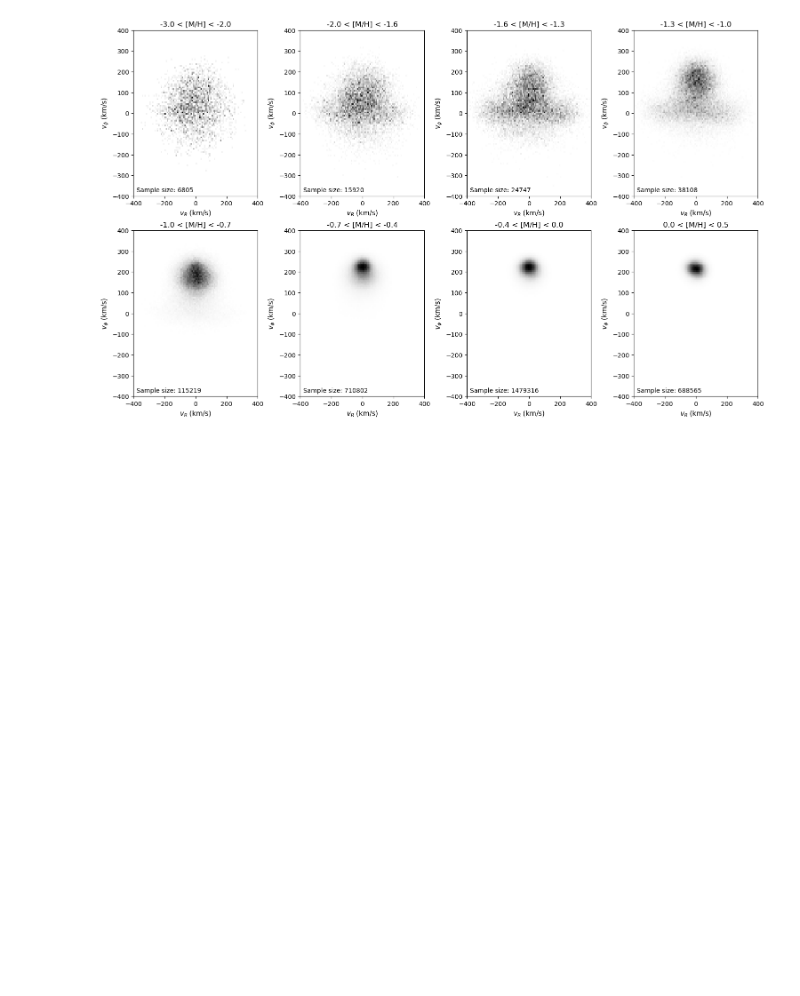
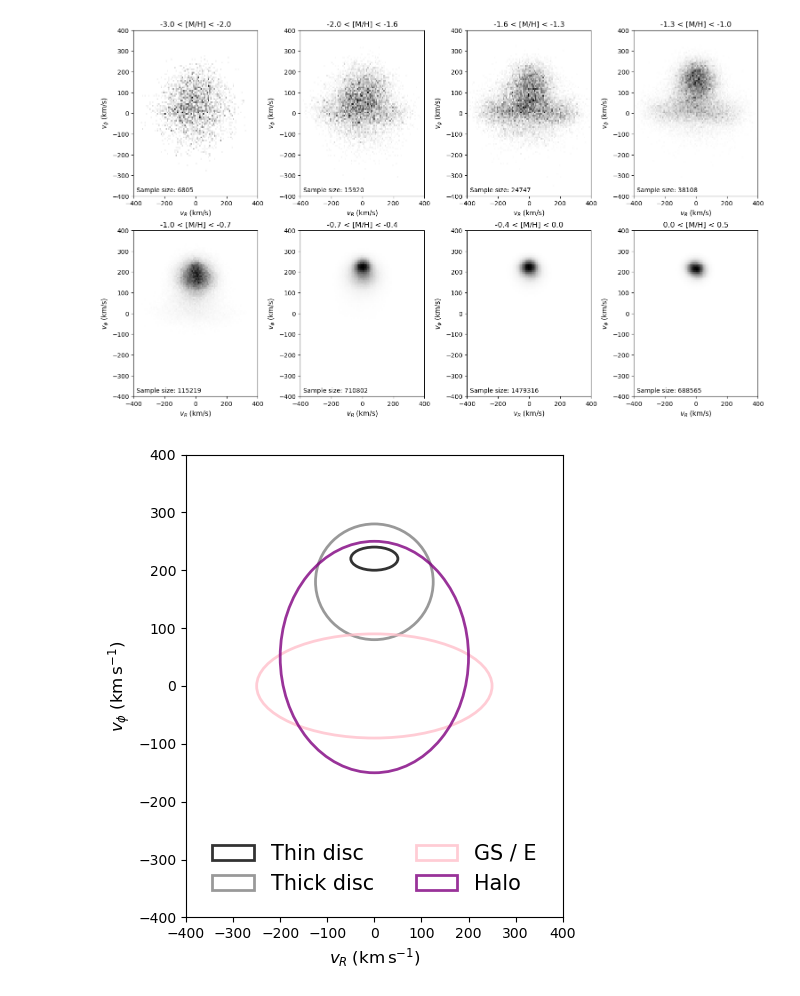
Before and after one commit to raunaq-rai/Disentangling-the-Milky-Way-using-GMM, a Jupyter notebook: notebooks/Figure_3.ipynb, the cells around one changed output. Cells and saved outputs as stored; diff of their text form; code cells hidden in the pictures; blank space fills up the shorter version.

```diff
--- a/notebooks/Figure_3.ipynb
+++ b/notebooks/Figure_3.ipynb
@@ -24,5 +22,5 @@ galpyWarning: libgalpy C extension module not loaded, because libgalpy.cpython-3
 # %%
-vphi_data = 'vphi_dataset.fits'
+vphi_data = '../data/vphi_dataset.fits'
 
 with fits.open(vphi_data) as hdul:
     data = hdul[1].data
@@ -158,3 +157,44 @@ for i, (low, high) in enumerate(zip(metallicity_bins[:-1], metallicity_bins[1:])
 plt.show()
 # %% [output]
 [figure]
+# %%
+import matplotlib.pyplot as plt
+from matplotlib.patches import Ellipse
+
+# ------------------------------------------------------------
+# Figure & axes
+# ------------------------------------------------------------
+fig, ax = plt.subplots(figsize=(5, 5.5))       # same aspect as a single bin
+ax.set_xlim(-400, 400)
+ax.set_ylim(-400, 400)                       # 1:1 so circles look round
+ax.set_xlabel(r'$v_R\;(\mathrm{km\,s^{-1}})$',  fontsize=12)
+ax.set_ylabel(r'$v_\phi\;(\mathrm{km\,s^{-1}})$', fontsize=12)
+
+# ------------------------------------------------------------
+# Ellipse definitions: (centre_x, centre_y, width, height, colour, label)
+# ------------------------------------------------------------
+components = [
+    (0,  220, 100,  40, 'k',      "Thin disc"),
+    (0,  180, 250, 200, 'grey',   "Thick disc"),
+    (0,    0, 500, 180, 'pink',   "GS / E"),
+    (0,   50, 400, 400, 'purple', "Halo"),          # circular halo ellipse
+]
+
+for cx, cy, w, h, col, lab in components:
+    ax.add_patch(Ellipse((cx, cy), w, h,
+                         edgecolor=col, facecolor='none',
+                         lw=2, alpha=0.8, label=lab))
+
+# ------------------------------------------------------------
+# Legend & cosmetics
+# ------------------------------------------------------------
+ax.legend(loc="upper center",
+          bbox_to_anchor=(0.5, 0.2),
+          ncol=2, frameon=False, fontsize=15)
+
+ax.tick_params(labelsize=10)
+plt.tight_layout()
+plt.savefig("../figures/reference_velocity_ellipses.png", dpi=300)
+plt.show()
+# %% [output]
+[figure, added]
```
Also changed, not shown: parts of 2 cells of this notebook, 11 other files.
